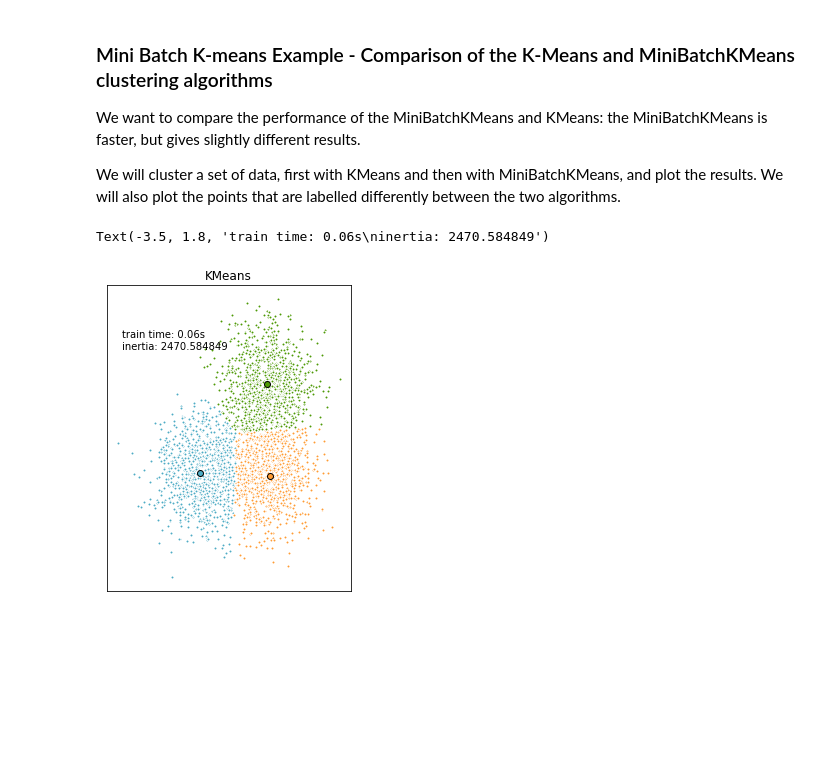
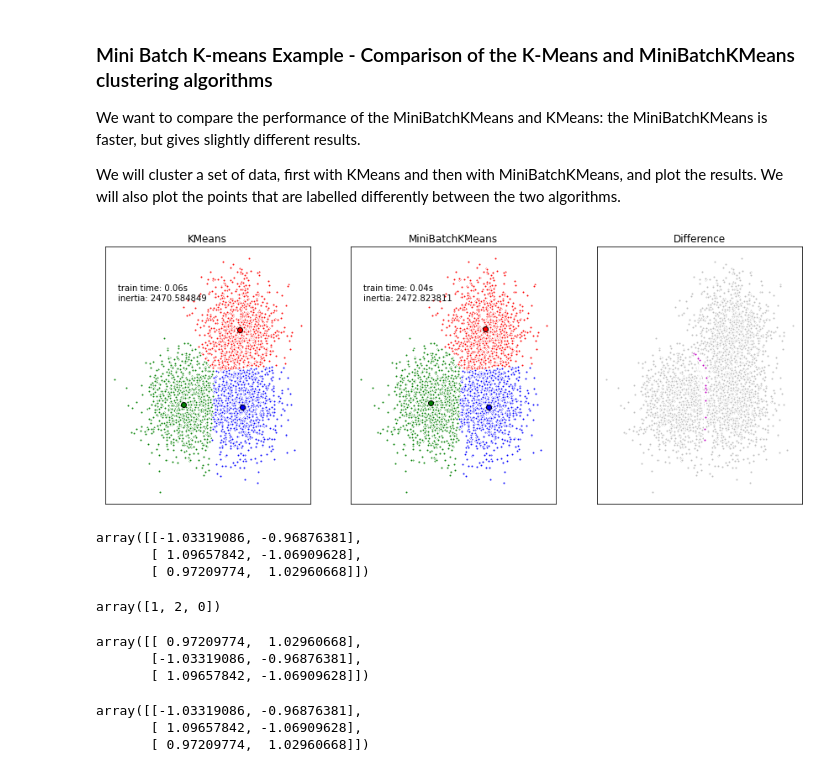
Before and after one commit to notlosca/Data-Science-Lab-Notebooks, a Jupyter notebook: unsupervised/clustering/kmeans.ipynb, the cells around one changed output. Drawn from its saved outputs; the diff is of its cells as text; code cells hidden in the pictures; blank space fills up the shorter version.

Commit message:
final commit of KMeans and initial commit of hierarchical clustering

```diff
--- a/unsupervised/clustering.ipynb
+++ b/unsupervised/clustering/kmeans.ipynb
@@ -350,38 +350,107 @@ t_mini_batch = time() - t0
 #### Plot the results ####
 fig = plt.figure(figsize=(12,5))
 fig.subplots_adjust(left=0.02, right=0.98, bottom=0.05, top=0.9)
-colors = ["#4EACC5", "#FF9C34", "#4E9A06"]
+# colors = ["#4EACC5", "#FF9C34", "#4E9A06"]
+colors = ["g", "b", "r"]
 
 # We want to have the same colors for the same cluster from the
 # MiniBatchKMeans and the KMeans algorithm. Let's pair the cluster centers per
 # closest one.
 k_means_cluster_centers = k_means.cluster_centers_
+# for each row in k_means_cluster_centers returns the index of mbk_cluster_centers
+# whose values are the closest to those of the row in k_means_cluster_centers
 order = pairwise_distances_argmin(k_means.cluster_centers_, mbk.cluster_centers_)
 mbk_means_cluster_centers = mbk.cluster_centers_[order]
 
+# associate labels to values of X
 k_means_labels = pairwise_distances_argmin(X, k_means_cluster_centers)
 mbk_means_labels = pairwise_distances_argmin(X, mbk_means_cluster_centers)
 
 # KMeans
-ax = fig.add_subplot(1,3,1)
+ax = fig.add_subplot(1,3,1) #1 row, 3 columns, 1st position
 for k, col in zip(range(n_clusters), colors):
     my_members = k_means_labels == k
     cluster_center = k_means_cluster_centers[k]
     ax.plot(X[my_members, 0], X[my_members,1], 'w', markerfacecolor=col, marker='.')
     ax.plot(
         cluster_center[0],
         cluster_center[1],
         'o',
         markerfacecolor=col,
         markeredgecolor='k',
         markersize=6,
     )
 ax.set_title('KMeans')
 ax.set_xticks(())
 ax.set_yticks(())
 plt.text(-3.5, 1.8, "train time: %.2fs\ninertia: %f" % (t_batch, k_means.inertia_))
 
+
+# Mini Batch KMeans
+ax = fig.add_subplot(1,3,2) #1 row, 3 columns, 2nd position
+for k, col in zip(range(n_clusters), colors):
+    my_members = mbk_means_labels == k
+    cluster_center = mbk_means_cluster_centers[k]
+    # plot points
+    ax.plot(X[my_members,0], X[my_members,1], "w", markerfacecolor=col, marker='.')
+    # plot centers
+    ax.plot(
+        cluster_center[0],
+        cluster_center[1],
+        "o",
+        markerfacecolor=col,
+        markeredgecolor='k',
+        markersize=6
+    )
+ax.set_title("MiniBatchKMeans")
+ax.set_xticks(())
+ax.set_yticks(())
+plt.text(-3.5, 1.8, "train time: %.2fs\ninertia: %f" % (t_mini_batch, mbk.inertia_))
+
+
+# Plot the differences
+# Initialise the different array to all False
+different = mbk_means_labels == 4 # 4 is not a cluster
+ax = fig.add_subplot(1,3,3)
+
+for k in range(n_clusters):
+    different += (k_means_labels == k) != (mbk_means_labels == k)
+
+identic = np.logical_not(different)
+ax.plot(X[identic,0], X[identic,1], "w", markerfacecolor="#bbbbbb", marker='.')
+ax.plot(X[different,0], X[different,1], "w", markerfacecolor="m", marker='.')
+ax.set_title("Difference")
+ax.set_xticks(())
+ax.set_yticks(())
+
+plt.show()
 #### Plot the results ####
 # %% [output]
-Text(-3.5, 1.8, 'train time: 0.06s\ninertia: 2470.584849')
-[figure, old version]
+[figure, new version]
+# %%
+
+k_means_cluster_centers
+mbk_means_cluster_centers
+# %% [output]
+array([[-1.03319086, -0.96876381],
+       [ 1.09657842, -1.06909628],
+       [ 0.97209774,  1.02960668]])
+# %%
+order
+# %% [output]
+array([1, 2, 0])
+# %%
+k_means_cluster_centers = k_means.cluster_centers_
+order = pairwise_distances_argmin(k_means.cluster_centers_, mbk.cluster_centers_)
+mbk_means_cluster_centers = mbk.cluster_centers_[order]
+mbk.cluster_centers_
+# %% [output]
+array([[ 0.97209774,  1.02960668],
+       [-1.03319086, -0.96876381],
+       [ 1.09657842, -1.06909628]])
+# %%
+mbk.cluster_centers_[order]
+# %% [output]
+array([[-1.03319086, -0.96876381],
+       [ 1.09657842, -1.06909628],
+       [ 0.97209774,  1.02960668]])
```
Also changed, not shown: parts of 3 cells of this notebook, 1 other file.
